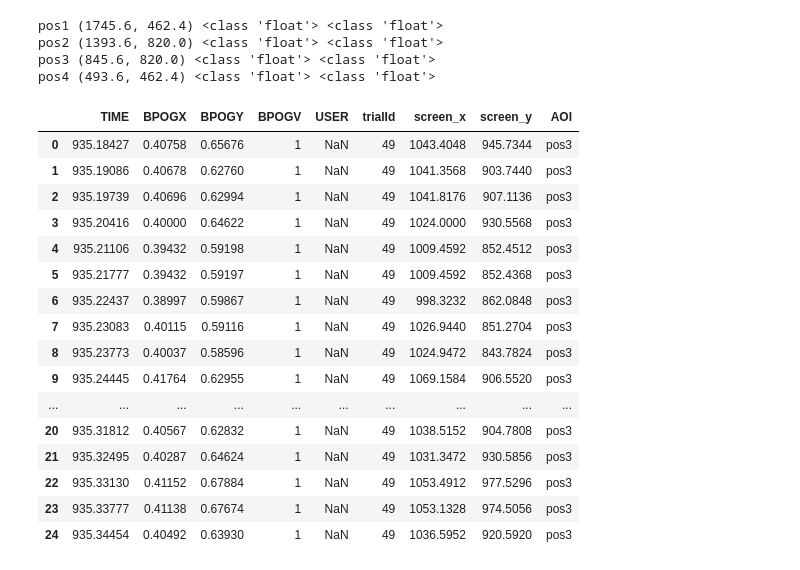
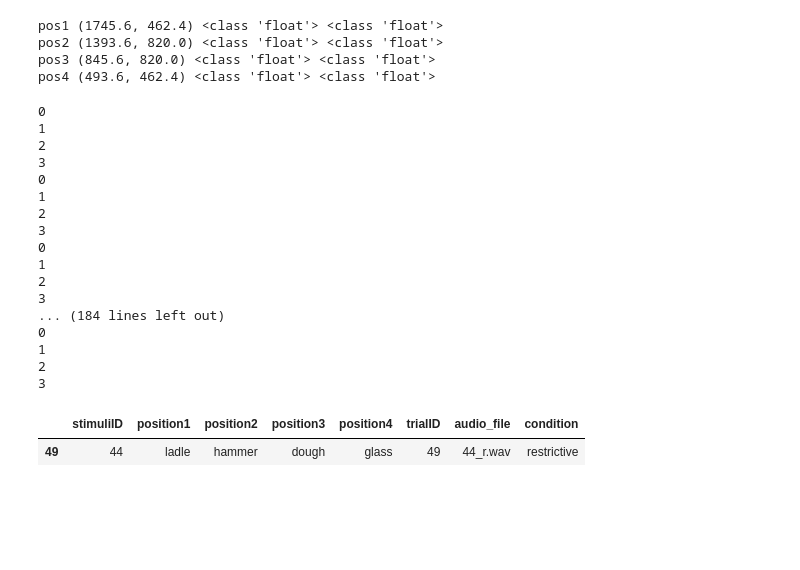
Before and after one commit to JonathanTheDuck/et26_VisualWorldParadigm, a Jupyter notebook: 02_analytics/human_predictions/human_pipeline.ipynb, the cells around one changed output. Cells and saved outputs as stored; diff of their text form; code cells hidden in the pictures; blank space fills up the shorter version.

Commit message:
complete output per participant mapped to  object works in nb

```diff
--- a/02_analytics/human_predictions/human_pipeline.ipynb
+++ b/02_analytics/human_predictions/human_pipeline.ipynb
@@ -266,6 +266,10 @@ def assign_aoi(df, positions, box_width, box_height,
         df.loc[mask, "AOI"] = name
 
     return df.dropna(subset=["AOI"]).reset_index(drop=True)
+
+out_stimuliNR=[]
+out_obj=[]
+out_percent=[]
 
 for trialNr in range(0,50):
 
@@ -283,48 +287,79 @@ for trialNr in range(0,50):
     trial_annotation_df=annotation_df[annotation_df["stimuliID"]==stimuliID]
     trial_annotation_df=trial_annotation_df[trial_annotation_df["condition"]==condition]
     #verb
     verbOnset=trial_annotation_df[trial_annotation_df["WordRole"]=="ROOT"]["start"].values[0]
     #object
     try:
         #here we found an error because w e only used dobj as role for the target objectz but üobj can also occur (actually only once)
         objectOnset=trial_annotation_df[(trial_annotation_df["WordRole"]=="dobj") | (trial_annotation_df["WordRole"]=="pobj")]["start"].values[0]
     except:
         print("error on"+str(stimuliID))
 
 
     #petting audio intervall in seconds
     start=audioStart_trial+verbOnset
     stop=audioStart_trial+objectOnset
 
     #restrict interval
     samples_restricted=samples_onlyTrials[(start<samples_onlyTrials["TIME"])&(samples_onlyTrials["TIME"]<stop)]
 
     valid_trial = samples_restricted[samples_restricted["BPOGV"] == 1].copy()
     valid_trial["screen_x"] = valid_trial["BPOGX"] * SCREEN_W
     valid_trial["screen_y"] = valid_trial["BPOGY"] * SCREEN_H
 
     #now we check positioning in one of the 4 aois
     mappedToPositions=assign_aoi(valid_trial,positions,
                                 box_width = 320,box_height = 300,
                                 x_col="screen_x",y_col="screen_y")
 
+    #count_inANY_AOI=mappedToPositions.shape[0]
+    count_perAOI_df=mappedToPositions.groupby("AOI").size()
+    percent_perAOI_df=count_perAOI_df/count_perAOI_df.sum()
 
-mappedToPositions
+    percentages_trial = (
+    mappedToPositions.groupby("AOI")
+      .size()
+      .reindex(["pos1", "pos2", "pos3", "pos4"], fill_value=0)
+    )
+
+    percentages_trial = percentages_trial / percentages_trial.sum()
+
+
+    #before saving the percentages with objects we should also get the object strings so we can aggregate on that
+
+    for  i,pos in enumerate(["pos1","pos2","pos3","pos4"]):
+        print(i)
+        out_stimuliNR.append(stimuliID)
+        out_obj.append(trial_info["position"+str(i+1)].values[0])
+        outP = 0.0 if pd.isna(percentages_trial[pos]) else percentages_trial[pos]
+        out_percent.append(outP)
+
+
+out_df = pd.DataFrame({
+    "stimuliNR": out_stimuliNR,
+    "obj": out_obj,
+    "percent": out_percent
+})
+
+out_df.to_csv("output"+str(subjectnr)+".csv", index=False)
+trial_info
 # %% [output]
+0
+1
+2
+3
+0
+1
+2
+3
+0
+1
+2
+3
+... (184 lines left out)
+0
+1
+2
+3
-|  | TIME | BPOGX | BPOGY | BPOGV | USER | trialId | screen_x | screen_y | AOI |
-| 0 | 935.18427 | 0.40758 | 0.65676 | 1 | NaN | 49 | 1043.4048 | 945.7344 | pos3 |
-| 1 | 935.19086 | 0.40678 | 0.62760 | 1 | NaN | 49 | 1041.3568 | 903.7440 | pos3 |
-| 2 | 935.19739 | 0.40696 | 0.62994 | 1 | NaN | 49 | 1041.8176 | 907.1136 | pos3 |
-| 3 | 935.20416 | 0.40000 | 0.64622 | 1 | NaN | 49 | 1024.0000 | 930.5568 | pos3 |
-| 4 | 935.21106 | 0.39432 | 0.59198 | 1 | NaN | 49 | 1009.4592 | 852.4512 | pos3 |
-| 5 | 935.21777 | 0.39432 | 0.59197 | 1 | NaN | 49 | 1009.4592 | 852.4368 | pos3 |
-| 6 | 935.22437 | 0.38997 | 0.59867 | 1 | NaN | 49 | 998.3232 | 862.0848 | pos3 |
-| 7 | 935.23083 | 0.40115 | 0.59116 | 1 | NaN | 49 | 1026.9440 | 851.2704 | pos3 |
-| 8 | 935.23773 | 0.40037 | 0.58596 | 1 | NaN | 49 | 1024.9472 | 843.7824 | pos3 |
-| 9 | 935.24445 | 0.41764 | 0.62955 | 1 | NaN | 49 | 1069.1584 | 906.5520 | pos3 |
-| ... | ... | ... | ... | ... | ... | ... | ... | ... | ... |
-| 20 | 935.31812 | 0.40567 | 0.62832 | 1 | NaN | 49 | 1038.5152 | 904.7808 | pos3 |
-| 21 | 935.32495 | 0.40287 | 0.64624 | 1 | NaN | 49 | 1031.3472 | 930.5856 | pos3 |
-| 22 | 935.33130 | 0.41152 | 0.67884 | 1 | NaN | 49 | 1053.4912 | 977.5296 | pos3 |
-| 23 | 935.33777 | 0.41138 | 0.67674 | 1 | NaN | 49 | 1053.1328 | 974.5056 | pos3 |
-| 24 | 935.34454 | 0.40492 | 0.63930 | 1 | NaN | 49 | 1036.5952 | 920.5920 | pos3 |
+|  | stimuliID | position1 | position2 | position3 | position4 | trialID | audio_file | condition |
+| 49 | 44 | ladle | hammer | dough | glass | 49 | 44_r.wav | restrictive |
```
